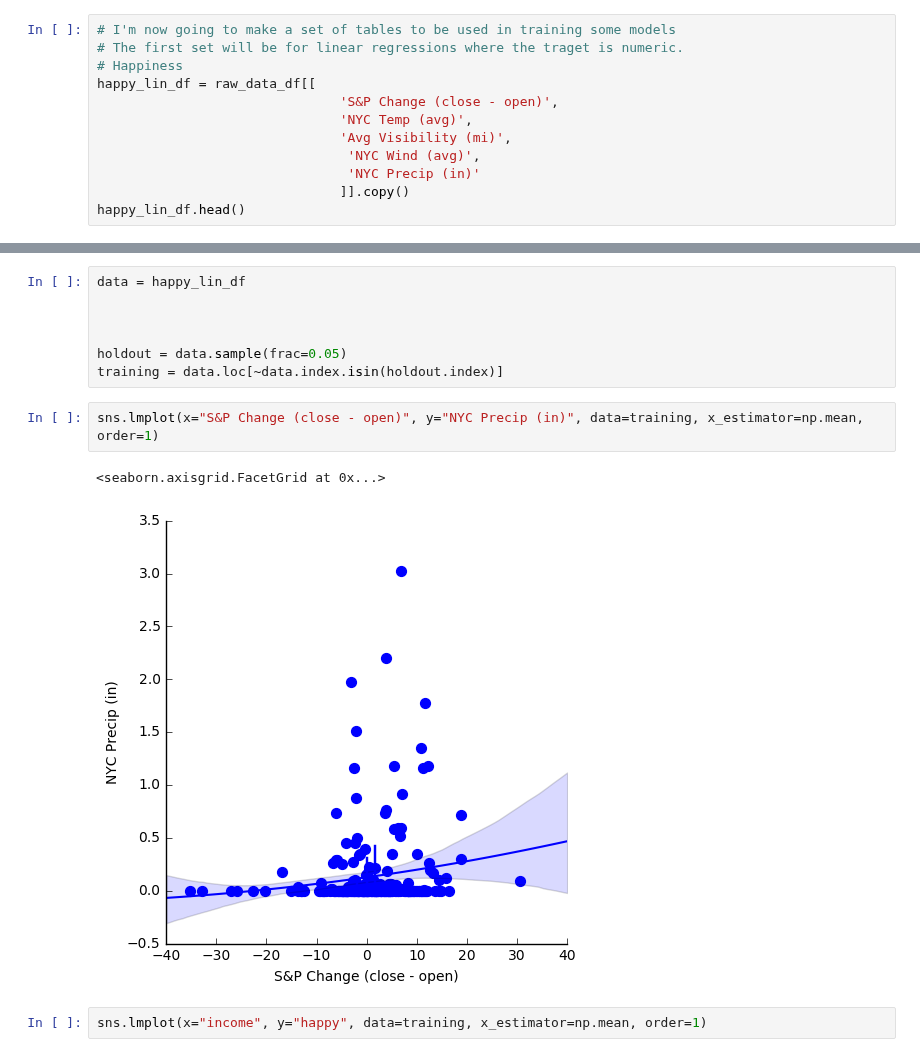
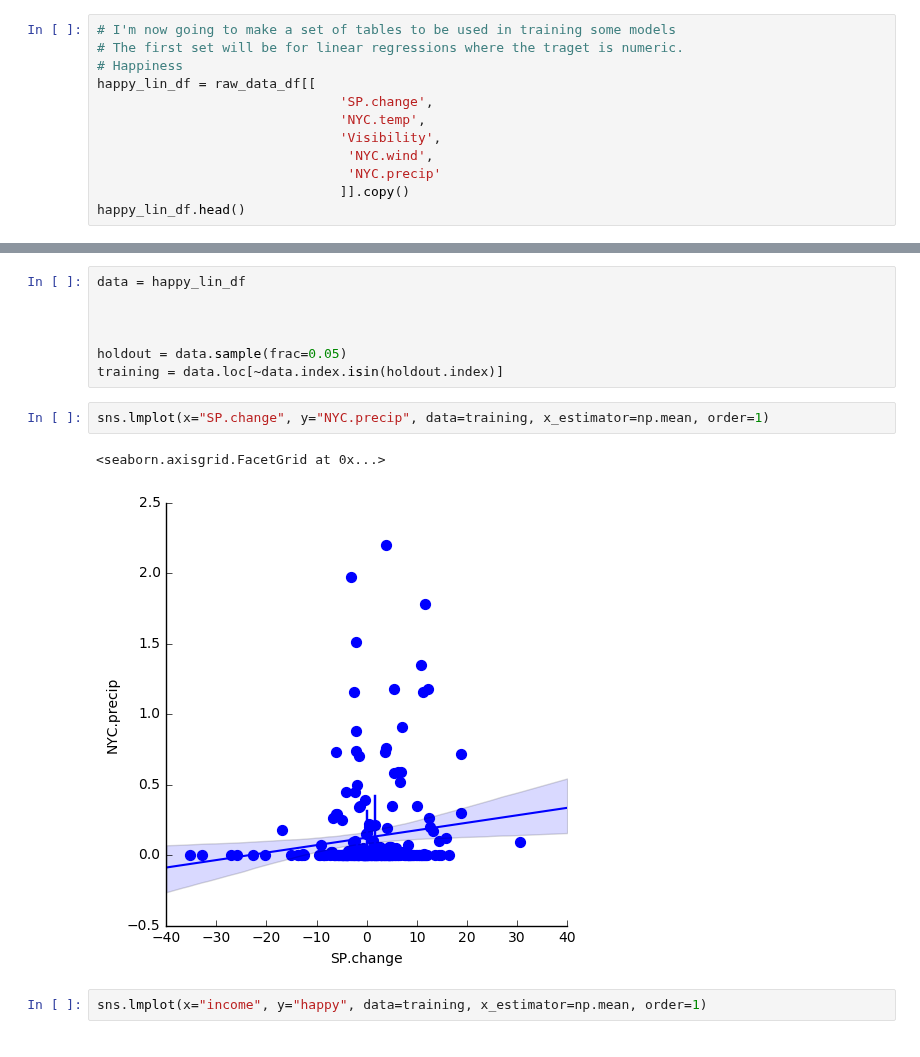
Before and after one commit to colarusso/codingthelaw, a Jupyter notebook: Fall_2017/work/JeffGitsIt/p3/code_sample_1-Copy1.ipynb, the cells around one changed output, grey strips where cells are left out. Cells and saved outputs as stored; diff of their text form.

Commit message:
data update
data

```diff
--- a/Fall_2017/work/JeffGitsIt/p3/code_sample_1-Copy1.ipynb
+++ b/Fall_2017/work/JeffGitsIt/p3/code_sample_1-Copy1.ipynb
@@ -246,11 +246,11 @@ processed_data_df.head()
 # The first set will be for linear regressions where the traget is numeric.
 # Happiness
 happy_lin_df = raw_data_df[[
-                               'S&P Change (close - open)',
-                               'NYC Temp (avg)',
-                               'Avg Visibility (mi)',
-                                'NYC Wind (avg)',
-                                'NYC Precip (in)'
+                               'SP.change',
+                               'NYC.temp',
+                               'Visibility',
+                                'NYC.wind',
+                                'NYC.precip'
                                ]].copy()
 happy_lin_df.head()
 # %% [output]
@@ -305,10 +305,10 @@ data = happy_lin_df
 holdout = data.sample(frac=0.05)
 training = data.loc[~data.index.isin(holdout.index)]
 # %%
-sns.lmplot(x="S&P Change (close - open)", y="NYC Precip (in)", data=training, x_estimator=np.mean, order=1)
+sns.lmplot(x="SP.change", y="NYC.precip", data=training, x_estimator=np.mean, order=1)
 # %% [output]
 <seaborn.axisgrid.FacetGrid at 0x...>
-[figure, old version]
+[figure, new version]
 # %%
 sns.lmplot(x="income", y="happy", data=training, x_estimator=np.mean, order=1)
 # %%
```
Also changed, not shown: parts of 3 cells of this notebook, 1 other file.
